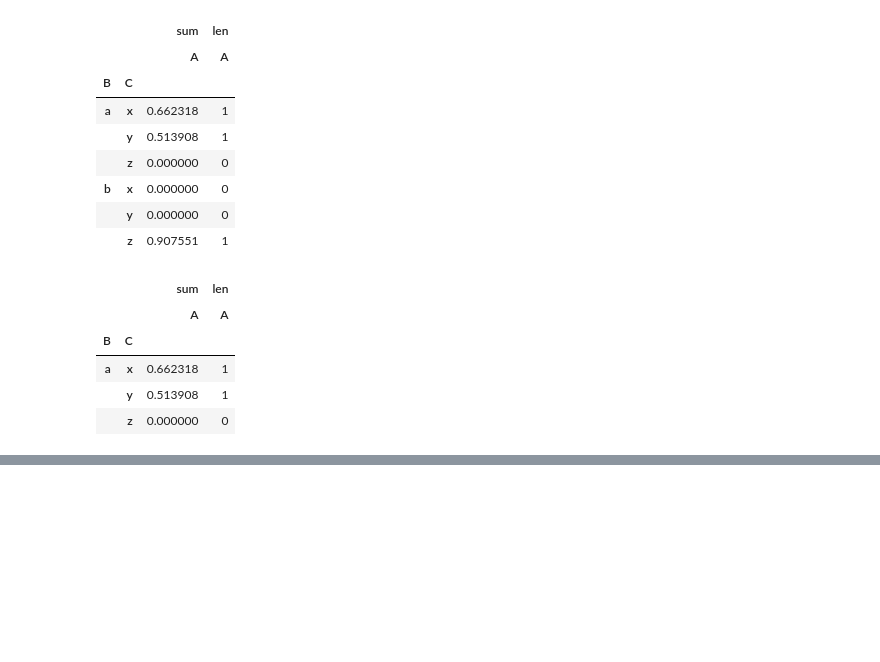
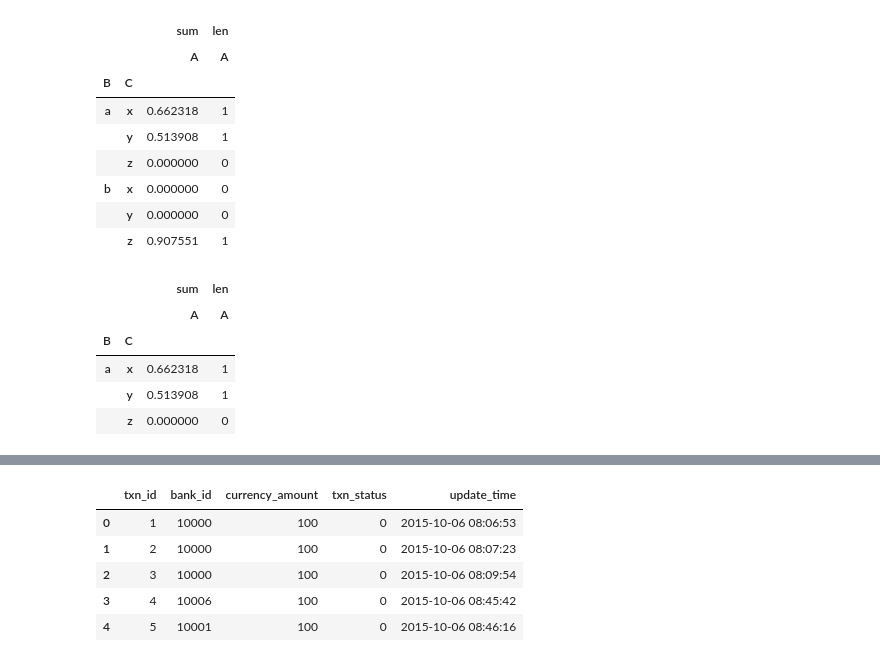
Before and after one commit to WenWeiKun-byte/PyData-Cookbook, a Jupyter notebook: Data Cleaning & Data Munging 03.ipynb, the cells around one changed output, grey strips where cells are left out. Saved outputs shown, nothing was run; the diff lists cells and outputs as text; code cells hidden in the pictures; blank space fills up the shorter version.

```diff
--- a/Data Cleaning & Data Munging 03.ipynb
+++ b/Data Cleaning & Data Munging 03.ipynb
@@ -577,0 +622,9 @@ test_pt.query("B == ['a']")
+# %%
+df.head()
+# %% [output]
+|  | txn_id | bank_id | currency_amount | txn_status | update_time |
+| 0 | 1 | 10000 | 100 | 0 | 2015-10-06 08:06:53 |
+| 1 | 2 | 10000 | 100 | 0 | 2015-10-06 08:07:23 |
+| 2 | 3 | 10000 | 100 | 0 | 2015-10-06 08:09:54 |
+| 3 | 4 | 10006 | 100 | 0 | 2015-10-06 08:45:42 |
+| 4 | 5 | 10001 | 100 | 0 | 2015-10-06 08:46:16 |
```
Also changed, not shown: parts of 8 cells of this notebook, 1 other file.
